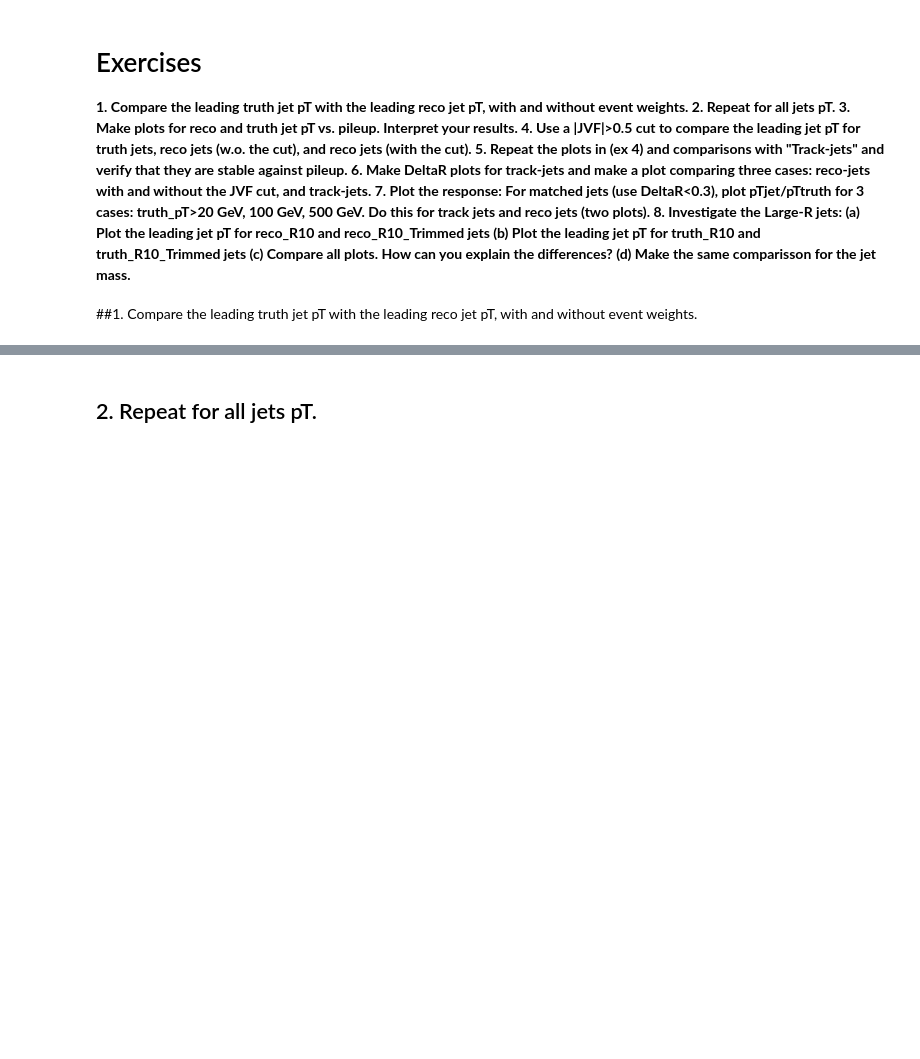
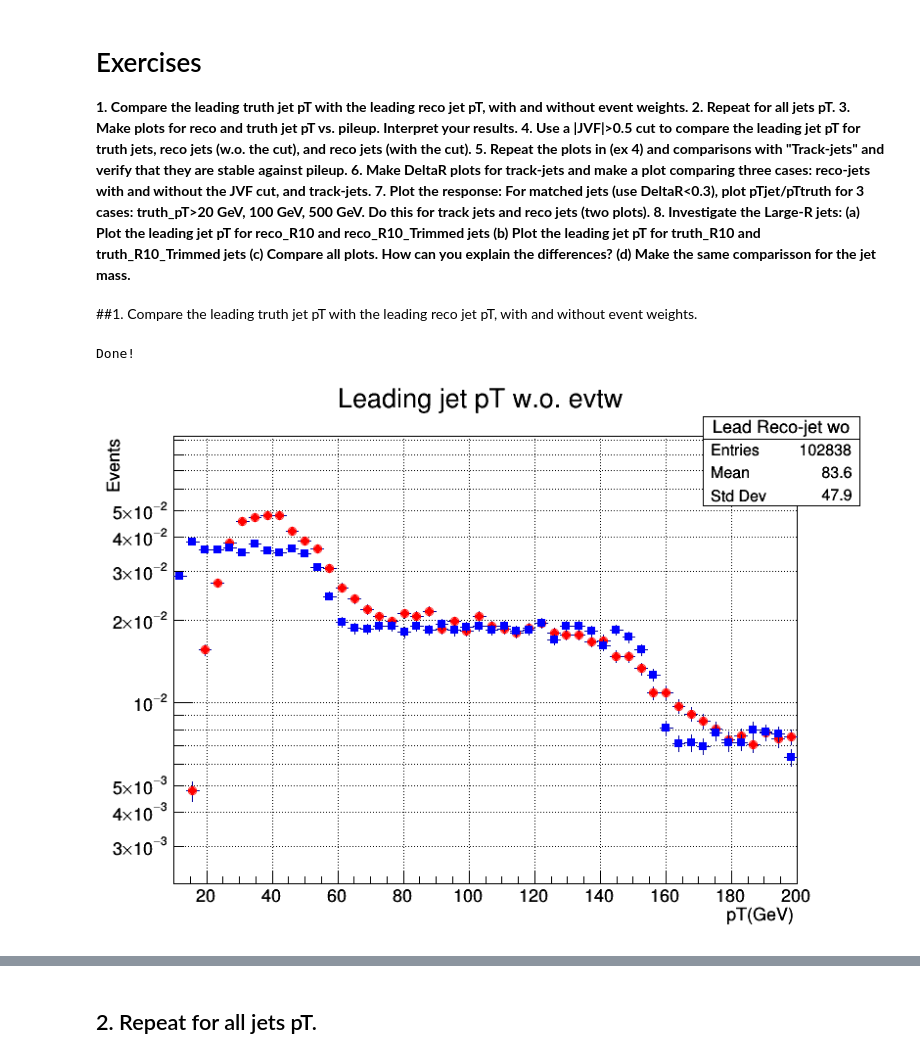
Before and after one commit to cfrc2694/HEP_Exercises, a Jupyter notebook: 02_Jets.ipynb, the cells around one changed output, grey strips where cells are left out. Drawn from its saved outputs; the diff is of its cells as text; code cells hidden in the pictures; blank space fills up the shorter version.

```diff
--- a/02_Jets.ipynb
+++ b/02_Jets.ipynb
@@ -259,3 +259,37 @@ canvas2.Draw();
 </b>
 # %% [markdown]
 ##1. Compare the leading truth jet pT with the leading reco jet pT, with and without event weights.
+# %%
+hist_leadtruth_pt_x1 = TH1F("Lead Truth-jet1","Leading jet pT; pT(GeV);Events",50,10,200);
+hist_leadtruth_pt_wo_evtw = TH1F("Lead Truth-jet wo","Leading jet pT w.o. evtw; pT(GeV);Events",50,10,200);
+
+hist_leadreco_pt_x1 = TH1F("Lead Recos-jet1","Leading jet pT; pT(GeV);Events",50,10,200);
+hist_leadreco_pt_wo_evtw = TH1F("Lead Reco-jet wo","Leading jet pT w.o. evtw; pT(GeV);Events",50,10,200);
+# %%
+for event in tree:
+  evtw=tree.EventWeight
+  reco_R4_pt=tree.RecoJets_R4_pt
+  truth_R4_pt=tree.TruthJets_R4_pt
+  if(reco_R4_pt.size()!=0):
+    hist_leadreco_pt_x1.Fill(reco_R4_pt.at(0)/1000.,evtw)
+    hist_leadreco_pt_wo_evtw.Fill(reco_R4_pt.at(0)/1000.)
+  if(truth_R4_pt.size()!=0):
+    hist_leadtruth_pt_x1.Fill(truth_R4_pt.at(0)/1000.,evtw)
+    hist_leadtruth_pt_wo_evtw.Fill(truth_R4_pt.at(0)/1000.)
+print("Done!")
+# %% [output]
+Done!
+# %%
+c1 = TCanvas("c1a","",800,600)
+c1.SetGrid()
+hist_leadreco_pt_wo_evtw.SetMarkerStyle(20)
+hist_leadreco_pt_wo_evtw.SetMarkerColor(kRed)
+hist_leadreco_pt_wo_evtw.GetYaxis().SetMoreLogLabels()
+hist_leadreco_pt_wo_evtw.DrawNormalized("LP")
+hist_leadtruth_pt_wo_evtw.SetMarkerStyle(21)
+hist_leadtruth_pt_wo_evtw.SetMarkerColor(kBlue)
+hist_leadtruth_pt_wo_evtw.DrawNormalized("sameP")
+c1.SetLogy()
+c1.Draw()
+# %% [output]
+[figure, added]
```
Also changed, not shown: parts of 34 cells of this notebook.
